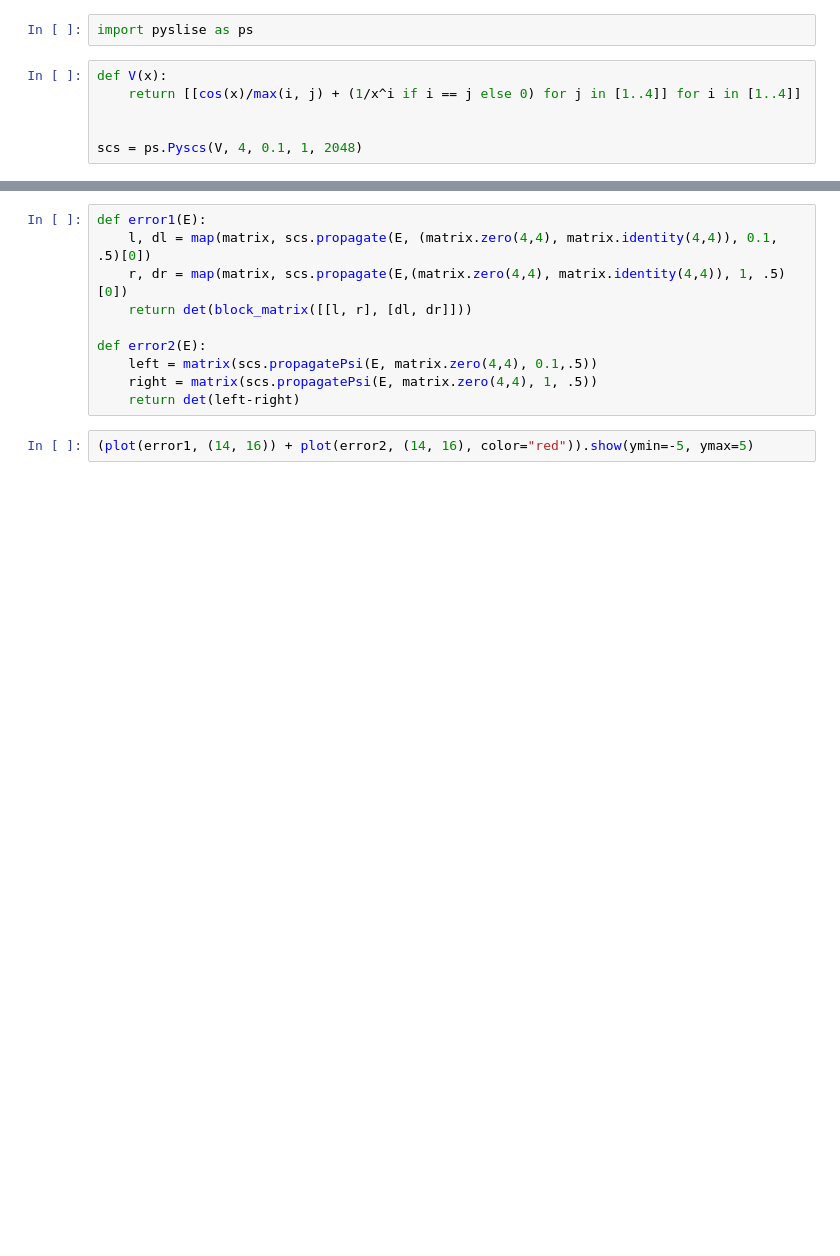
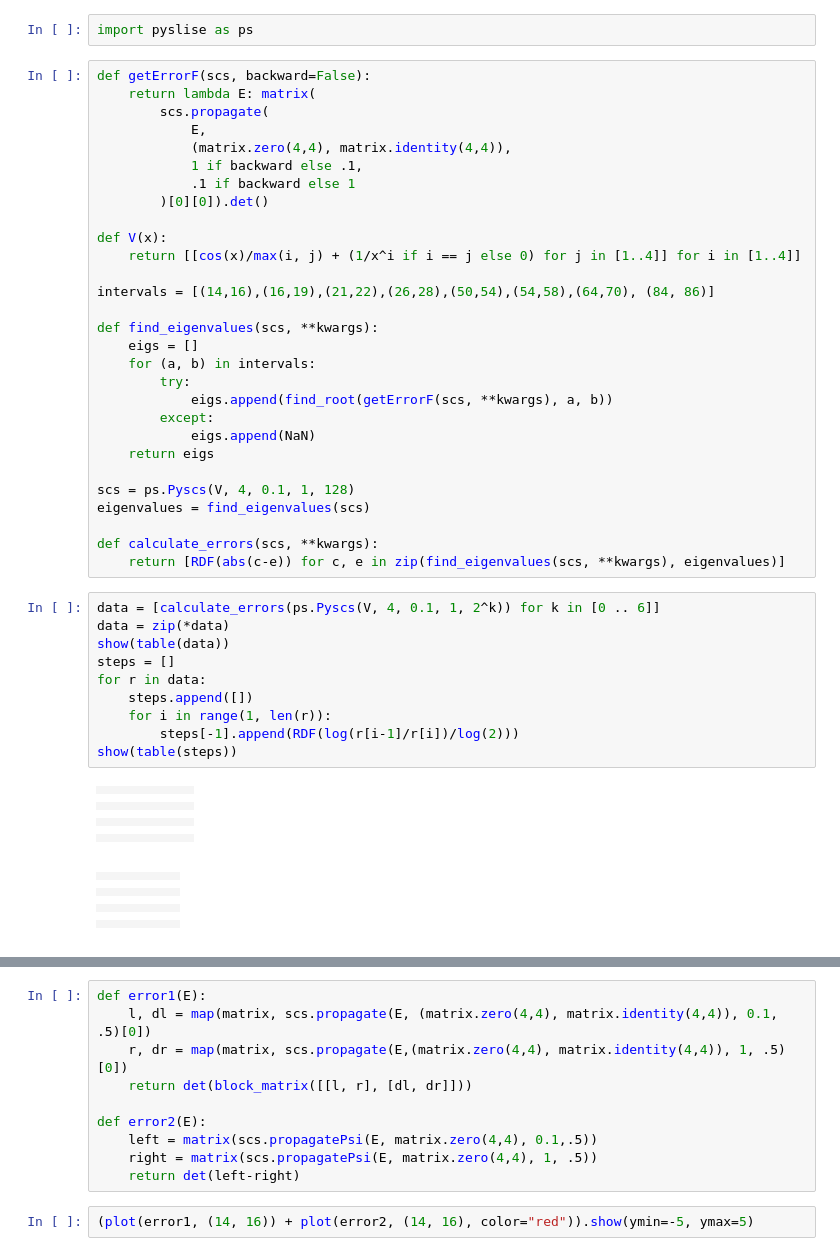
Before and after one commit to twist-numerical/matslise, a Jupyter notebook: notebooks/test_pyscs_4.ipynb, the cells around one changed output, grey strips where cells are left out. Cells and saved outputs as stored; diff of their text form; blank space fills up the shorter version.

```diff
--- a/notebooks/test_pyscs_4.ipynb
+++ b/notebooks/test_pyscs_4.ipynb
@@ -1,8 +1,58 @@
 # %%
 import pyslise as ps
-# %%
-def V(x):
-    return [[cos(x)/max(i, j) + (1/x^i if i == j else 0) for j in [1..4]] for i in [1..4]]
-
-
-scs = ps.Pyscs(V, 4, 0.1, 1, 2048)
+# %%
+def getErrorF(scs, backward=False):
+    return lambda E: matrix(
+        scs.propagate(
+            E,
+            (matrix.zero(4,4), matrix.identity(4,4)),
+            1 if backward else .1,
+            .1 if backward else 1
+        )[0][0]).det()
+
+def V(x):
+    return [[cos(x)/max(i, j) + (1/x^i if i == j else 0) for j in [1..4]] for i in [1..4]]
+
+intervals = [(14,16),(16,19),(21,22),(26,28),(50,54),(54,58),(64,70), (84, 86)]
+
+def find_eigenvalues(scs, **kwargs):
+    eigs = []
+    for (a, b) in intervals:
+        try:
+            eigs.append(find_root(getErrorF(scs, **kwargs), a, b))
+        except:
+            eigs.append(NaN)
+    return eigs
+
+scs = ps.Pyscs(V, 4, 0.1, 1, 128)
+eigenvalues = find_eigenvalues(scs)
+
+def calculate_errors(scs, **kwargs):
+    return [RDF(abs(c-e)) for c, e in zip(find_eigenvalues(scs, **kwargs), eigenvalues)]
+# %%
+data = [calculate_errors(ps.Pyscs(V, 4, 0.1, 1, 2^k)) for k in [0 .. 6]]
+data = zip(*data)
+show(table(data))
+steps = []
+for r in data:
+    steps.append([])
+    for i in range(1, len(r)):
+        steps[-1].append(RDF(log(r[i-1]/r[i])/log(2)))
+show(table(steps))
+# %% [output]
+|  |  |  |  |  |  |  |
+|  |  |  |  |  |  |  |
+|  |  |  |  |  |  |  |
+|  |  |  |  |  |  |  |
+|  |  |  |  |  |  |  |
+|  |  |  |  |  |  |  |
+|  |  |  |  |  |  |  |
+|  |  |  |  |  |  |  |
+|  |  |  |  |  |  |
+|  |  |  |  |  |  |
+|  |  |  |  |  |  |
+|  |  |  |  |  |  |
+|  |  |  |  |  |  |
+|  |  |  |  |  |  |
+|  |  |  |  |  |  |
+|  |  |  |  |  |  |
```
Also changed, not shown: parts of 5 cells of this notebook, 13 other files.
